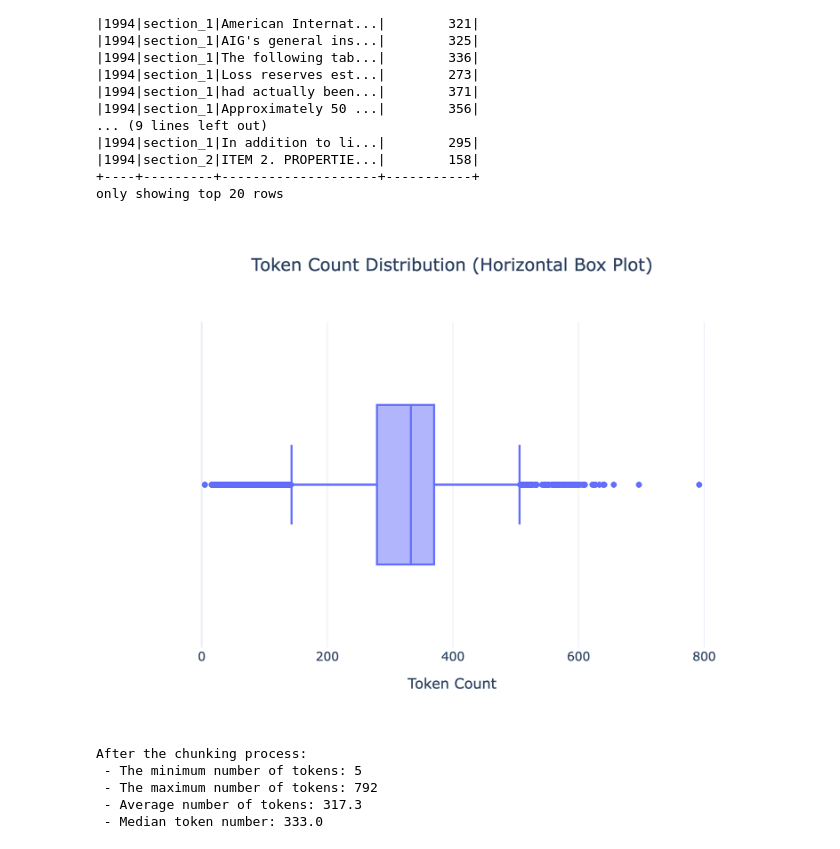
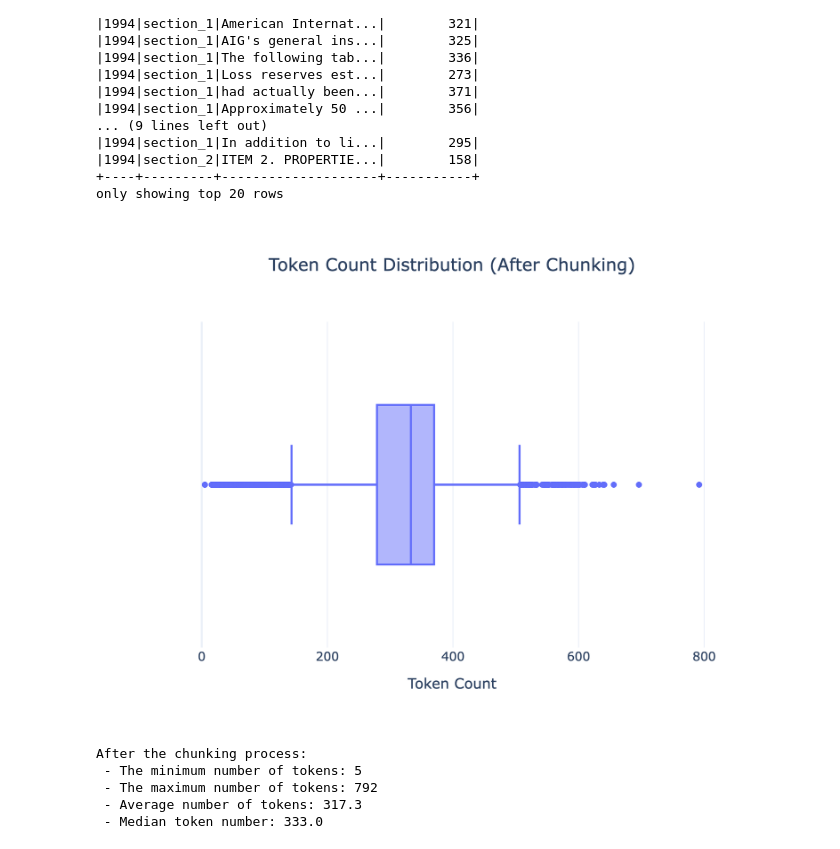
Before and after one commit to ozyurtf/aig, a Jupyter notebook: exploratory-data-analysis.ipynb, the cells around one changed output. Saved outputs shown, nothing was run; the diff lists cells and outputs as text; code cells hidden in the pictures.

```diff
--- a/exploratory-data-analysis.ipynb
+++ b/exploratory-data-analysis.ipynb
@@ -343,20 +343,20 @@ pdf_final = sdf_aig_final.select(
 # %%
 fig = px.box(
     pdf_final,
     x="token_count",
     points="outliers",
-    title="Token Count Distribution (Horizontal Box Plot)"
+    title="Token Count Distribution (After Chunking)"
 )
 
 fig.update_layout(
     xaxis_title="Token Count",
     title_x=0.5,
     template="plotly_white"
 )
 
 fig.show(scale=3)
 # %% [output]
-[figure, old version]
+[figure, new version]
 # %%
 max_token_count = max(pdf_final["token_count"])
 min_token_count = min(pdf_final["token_count"])
```
Also changed, not shown: parts of 7 cells of this notebook.
